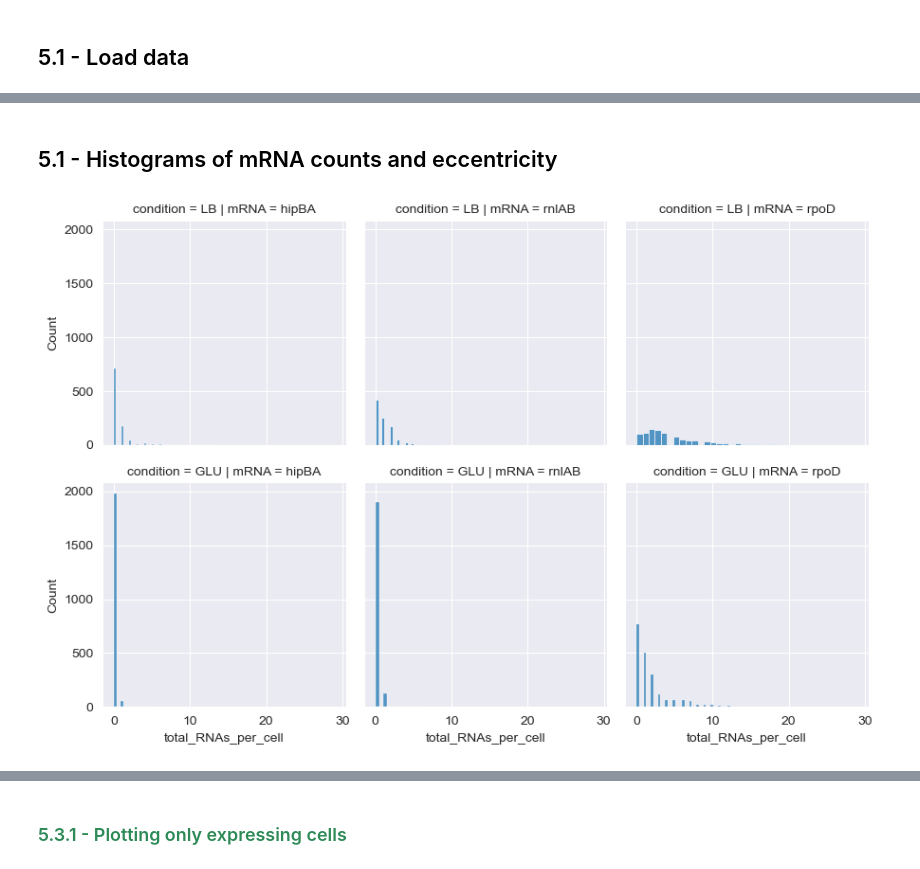
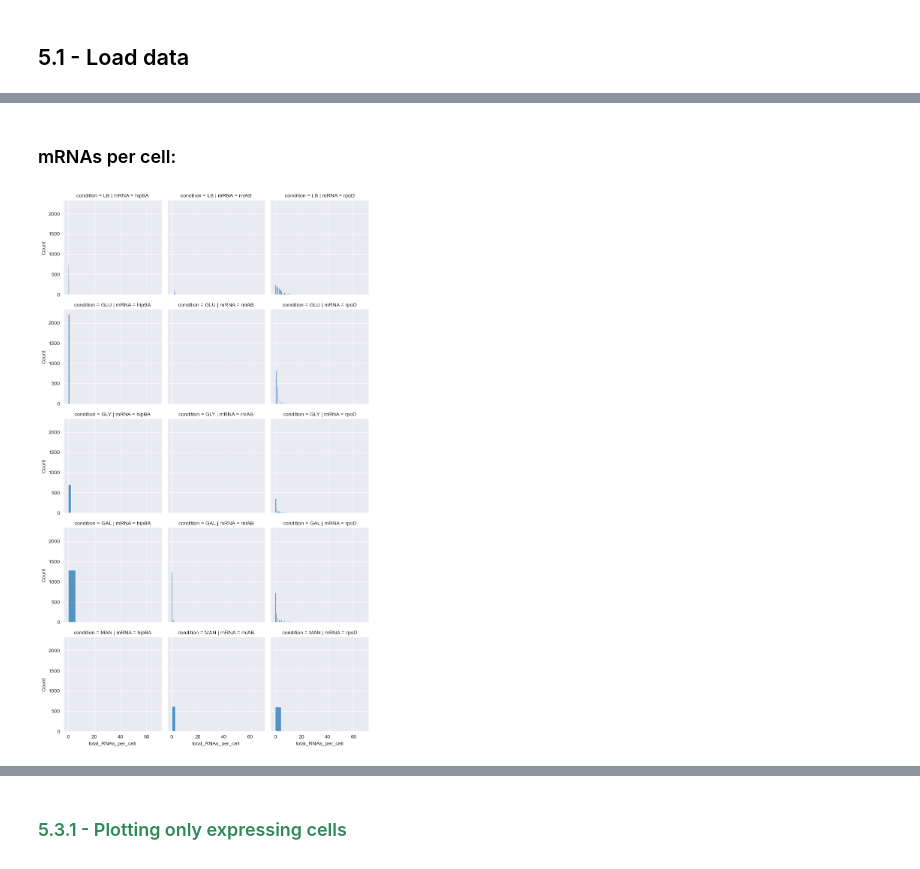
Before and after one commit to LaToyaVanderB/Ecoli_smFISH, a Jupyter notebook: src/06-plot-results.ipynb, the cells around one changed output, grey strips where cells are left out. Saved outputs shown, nothing was run; the diff lists cells and outputs as text; code cells hidden in the pictures.

Commit message:
Added modes to view, improved plotting notebook, decent Omnipose settings for DIC segmentation.

```diff
--- a/src/06-plot-results.ipynb
+++ b/src/06-plot-results.ipynb
@@ -14,3 +15,14 @@ import pandas as pd
 from matplotlib.ticker import MaxNLocator
 import logging
 import seaborn as sns
+# %%
+conditions = [
+    {'label': 'LB', 'mu': 2.3},
+    {'label': 'GLU', 'mu': 0.54},
+    {'label': 'GLY', 'mu': 0.32},
+    {'label': 'GAL', 'mu': 0.17},
+    {'label': 'MAN', 'mu': 0.12},
+]
+
+conditions_ordered = [c['label'] for c in conditions]
+conditions_ordered
@@ -17,6 +31,6 @@ import seaborn as sns
 # %%
 logging.basicConfig(format='%(asctime)s [%(levelname)s] %(message)s ', datefmt='%m/%d/%Y %I:%M:%S%p', level=logging.INFO)
-rootdir = "../tests/output"
+rootdir = "../tests/output-5conditions"
 logging.info(f'reading from directory {rootdir}')
 
 dfs = []
@@ -28,4 +42,5 @@ df = pd.concat(dfs).reset_index()
 df.rename(columns={'index': 'cell_image_id'}, inplace=True)
 df.rename(columns={'Unnamed: 0': 'cell_unique_id'}, inplace=True)
 df['cell_unique_id'] = df.index
+df['condition'] = df['condition'].apply(lambda c: re.sub('[_-].*', '', c))
 # %% [output]
@@ -109,7 +148,7 @@ Name: cell_unique_id, dtype: int64
 # %% [markdown]
-## 5.1 - Histograms of mRNA counts and eccentricity
+### mRNAs per cell:
 # %%
-g = sns.FacetGrid(df.query('condition != "GLY"'), col='mRNA', row='condition')
+g = sns.FacetGrid(df, col='mRNA', row='condition', row_order=conditions_ordered )
 g.map_dataframe(sns.histplot, x='total_RNAs_per_cell');
 # %% [output]
-[figure, old version]
+[figure, new version]
```
Also changed, not shown: parts of 31 cells of this notebook, 3 other files.
